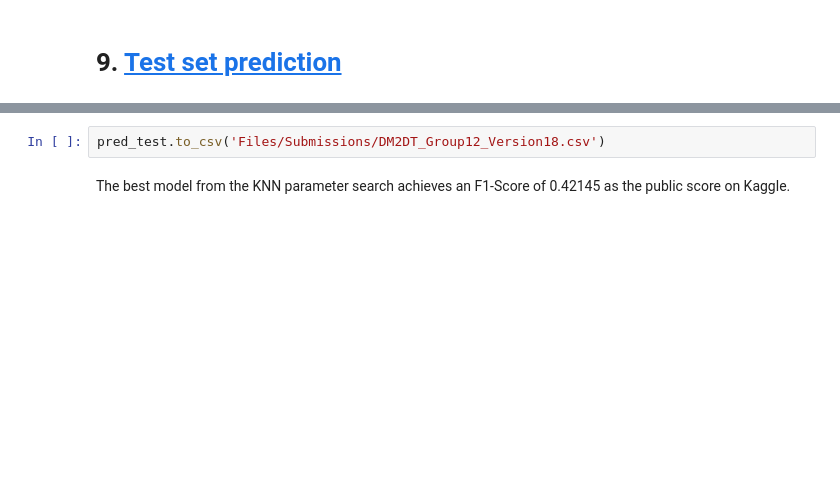
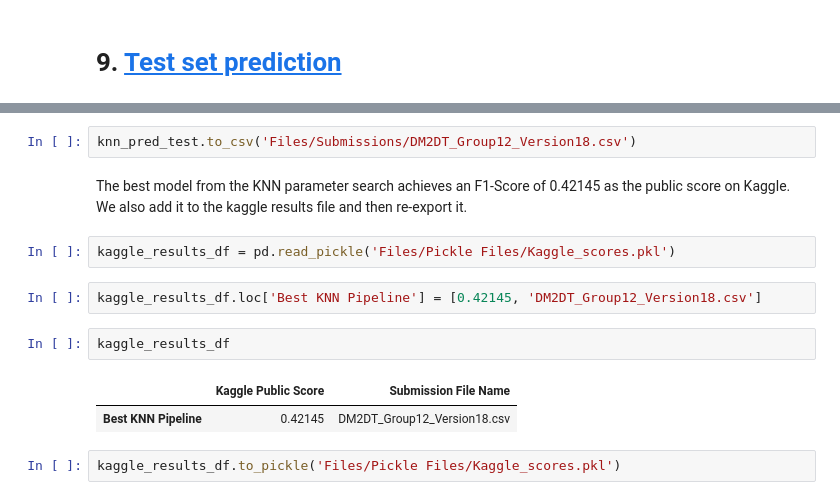
Before and after one commit to Dinis239/DM2_Project, a Jupyter notebook: Modeling/02_Modeling_KNN.ipynb, the cells around one changed output, grey strips where cells are left out. Cells and saved outputs as stored; diff of their text form; blank space fills up the shorter version.

```diff
--- a/Modeling/02_Modeling_KNN.ipynb
+++ b/Modeling/02_Modeling_KNN.ipynb
@@ -492,6 +434,17 @@ pred_test
 | 65406 | 1 |
 5812 rows × 1 columns
 # %%
-pred_test.to_csv('Files/Submissions/DM2DT_Group12_Version18.csv')
+knn_pred_test.to_csv('Files/Submissions/DM2DT_Group12_Version18.csv')
 # %% [markdown]
-The best model from the KNN parameter search achieves an F1-Score of 0.42145 as the public score on Kaggle.
+The best model from the KNN parameter search achieves an F1-Score of 0.42145 as the public score on Kaggle. We also add it to the kaggle results file and then re-export it.
+# %%
+kaggle_results_df = pd.read_pickle('Files/Pickle Files/Kaggle_scores.pkl')
+# %%
+kaggle_results_df.loc['Best KNN Pipeline'] = [0.42145, 'DM2DT_Group12_Version18.csv']
+# %%
+kaggle_results_df
+# %% [output]
+|  | Kaggle Public Score | Submission File Name |
+| Best KNN Pipeline | 0.42145 | DM2DT_Group12_Version18.csv |
+# %%
+kaggle_results_df.to_pickle('Files/Pickle Files/Kaggle_scores.pkl')
```
Also changed, not shown: parts of 34 cells of this notebook, 18 other files.
